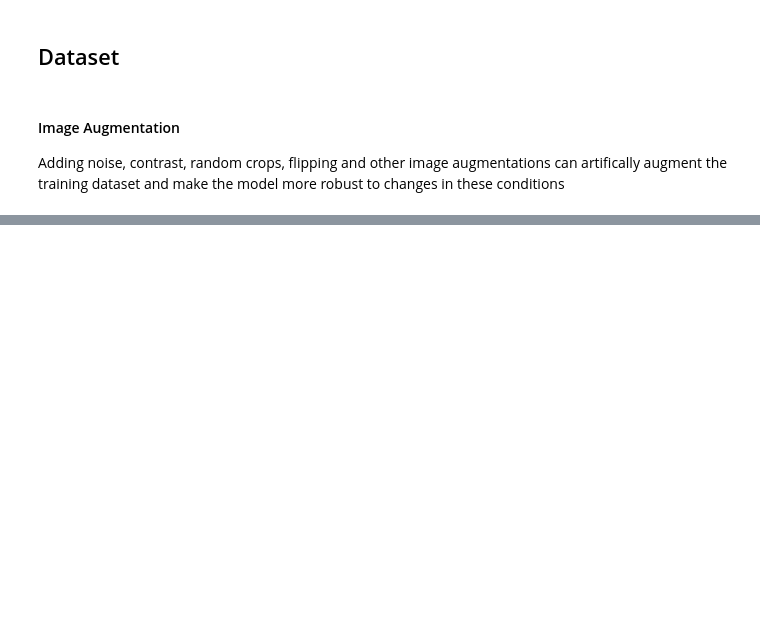
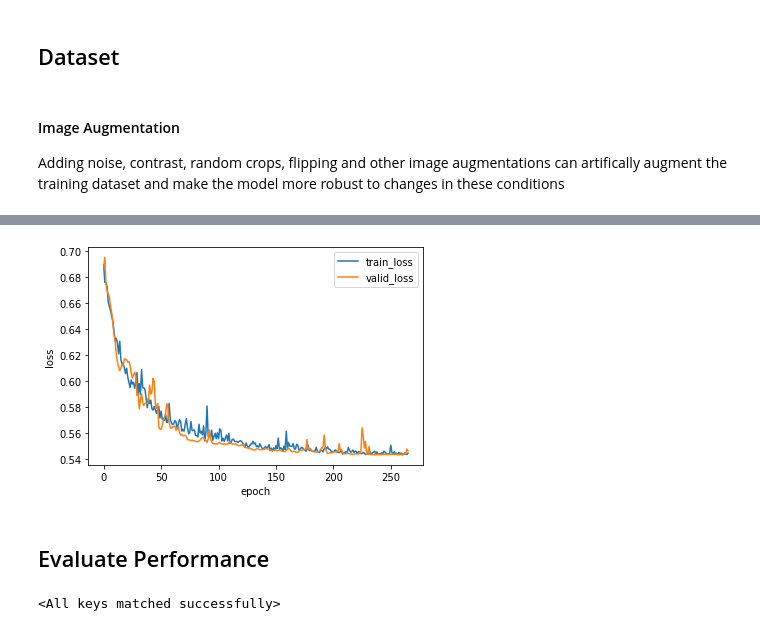
Before and after one commit to nasa/pretrained-microscopy-models, a Jupyter notebook: examples/multiclass_segmentation_example.ipynb, the cells around one changed output, grey strips where cells are left out. Saved outputs shown, nothing was run; the diff lists cells and outputs as text; code cells hidden in the pictures; blank space fills up the shorter version.

```diff
--- a/examples/multiclass_segmentation_example.ipynb
+++ b/examples/multiclass_segmentation_example.ipynb
@@ -104,0 +253,17 @@ Downloading: "https://nasa-public-data.s3.amazonaws.com/microscopy_segmentation_
+# %%
+# drop the learning rate and keep training to see if we can squeeze a little more out.
+model_path = Path('models', 'UnetPlusPlus_resnet50_high_lr.pth.tar')
+state = pmm.segmentation_training.train_segmentation_model(
+    model=str(model_path),
+    architecture=architecture,
+    encoder=encoder,
+    patience=30,
+    lr=1e-5,
+    batch_size=6,
+    val_batch_size=6,
+    train_dataset=training_dataset,
+    validation_dataset=validation_dataset,
+    class_values=class_values,
+    save_folder='models',
+    save_name='UnetPlusPlus_resnet50_low_lr.pth.tar'
+)
@@ -104,0 +288,24 @@ Downloading: "https://nasa-public-data.s3.amazonaws.com/microscopy_segmentation_
+# %%
+plt.plot(state['train_loss'], label='train_loss')
+plt.plot(state['valid_loss'], label='valid_loss')
+plt.legend()
+plt.xlabel('epoch')
+plt.ylabel('loss')
+plt.show()
+# %% [output]
+[figure, added]
+# %% [markdown]
+## Evaluate Performance
+# %%
+# load best model
+best_model_path = Path('models', 'UnetPlusPlus_resnet50_low_lr.pth.tar')
+state = torch.load(best_model_path)
+best_model = pmm.segmentation_training.create_segmentation_model(
+    architecture=architecture,
+    encoder = encoder,
+    encoder_weights=pretrained_weights, # use encoder pre-trained on micronet
+    classes=3 # secondary precipitates, tertiary precipitates, matrix
+    )
+best_model.load_state_dict(pmm.util.remove_module_from_state_dict(state['state_dict']))
+# %% [output]
+<All keys matched successfully>
```
Also changed, not shown: parts of 20 cells of this notebook, 7 other files.
